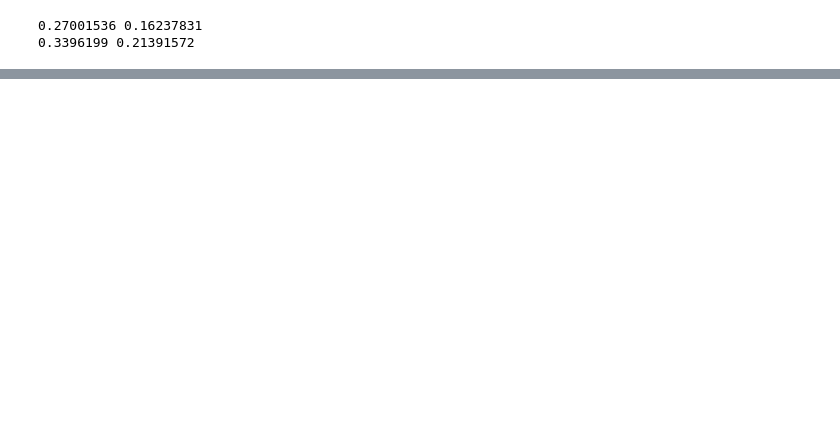
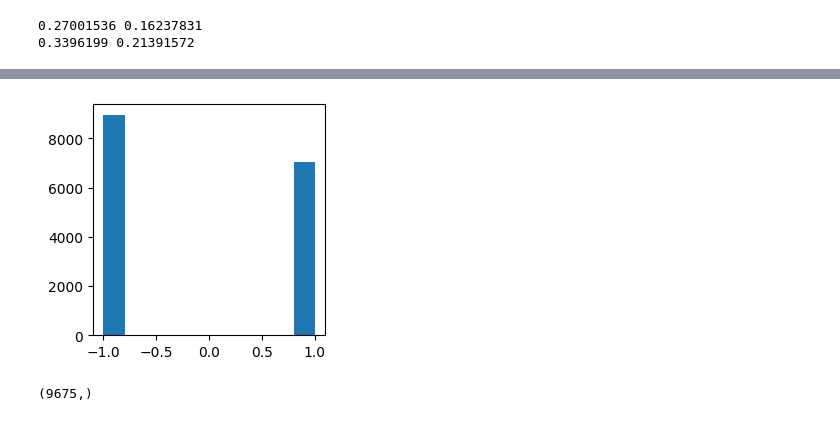
Before and after one commit to sinzlab/nnsysident, a Jupyter notebook: notebooks/DEI_models.ipynb, the cells around one changed output, grey strips where cells are left out. Saved outputs shown, nothing was run; the diff lists cells and outputs as text; code cells hidden in the pictures; blank space fills up the shorter version.

```diff
--- a/notebooks/DEI_models.ipynb
+++ b/notebooks/DEI_models.ipynb
@@ -528,13 +534,13 @@ for i, possible_src_unit_id in enumerate(possible_src_unit_ids):
 
     zig_means_ = zig_model.predict_mean(img, data_key=img_data_key, behavior=behavior, pupil_center=pupil_center).cpu().data.numpy()
     zig_variances_ = zig_model.predict_variance(img, data_key=img_data_key, behavior=behavior, pupil_center=pupil_center).cpu().data.numpy()
-    poisson_means_ = poisson_model.predict_mean(img, data_key=img_data_key, behavior=behavior, pupil_center=pupil_center).cpu().data.numpy()
-    poisson_variances_ = poisson_model.predict_variance(img, data_key=img_data_key, behavior=behavior, pupil_center=pupil_center).cpu().data.numpy()
+    # poisson_means_ = poisson_model.predict_mean(img, data_key=img_data_key, behavior=behavior, pupil_center=pupil_center).cpu().data.numpy()
+    # poisson_variances_ = poisson_model.predict_variance(img, data_key=img_data_key, behavior=behavior, pupil_center=pupil_center).cpu().data.numpy()
 
     zig_means[mei_dei_idx, i] = zig_means_[:, src_neuron_idx]
     zig_variances[mei_dei_idx, i] = zig_variances_[:, src_neuron_idx]
-    poisson_means[mei_dei_idx, i] = poisson_means_[:, src_neuron_idx]
-    poisson_variances[mei_dei_idx, i] = poisson_variances_[:, src_neuron_idx]
+    # poisson_means[mei_dei_idx, i] = poisson_means_[:, src_neuron_idx]
+    # poisson_variances[mei_dei_idx, i] = poisson_variances_[:, src_neuron_idx]
 
     real_resp_means[mei_dei_idx, i] = np.mean(responses[image_idx].cpu().data.numpy(), axis=1)[:, dei_neuron_idx]
     real_resp_vars[mei_dei_idx, i] = np.var(responses[image_idx].cpu().data.numpy(), axis=1)[:, dei_neuron_idx]
@@ -773,0 +817,13 @@ print(poisson_mean_corr, poisson_var_corr)
+# %%
+n = range(len(real_means))
+mean_threshold = 1.e-3
+signs = []
+for m, v in zip(real_means.T, real_variances.T):
+    for i in range(len(m)):
+        for j in range(len(m)-i-1):
+            if abs(m[i] - m[i+j+1]) < mean_threshold:
+                signs.append(np.sign(v[i] - v[i+j+1]))
+# %%
+plt.hist(signs);
+# %% [output]
+[figure, added]
@@ -773,0 +860,4 @@ print(poisson_mean_corr, poisson_var_corr)
+# %%
+model_signs.shape
+# %% [output]
+(9675,)
```
Also changed, not shown: parts of 26 cells of this notebook, 2 other files.
